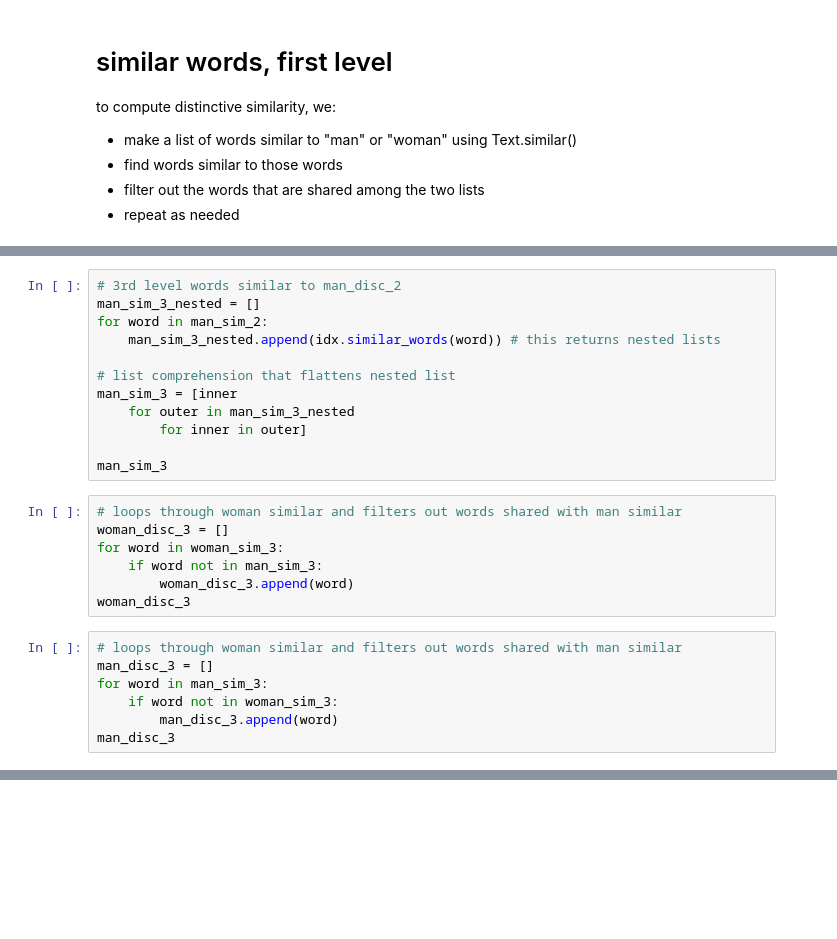
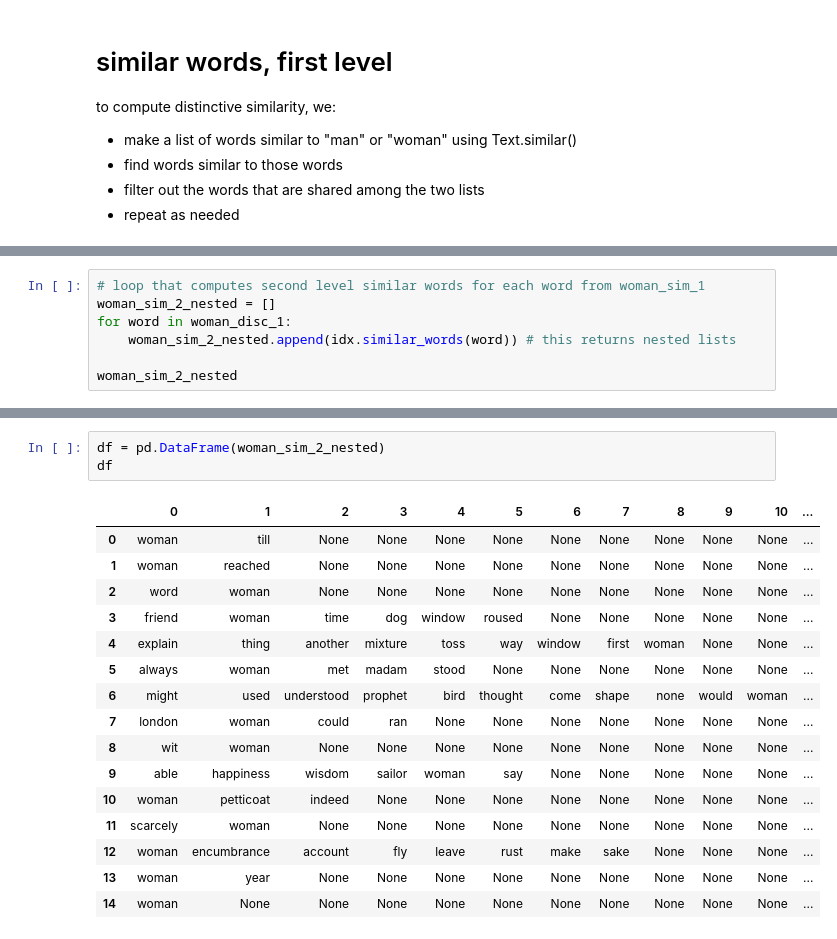
Before and after one commit to gofilipa/qt, a Jupyter notebook: qt_writings/one/orlando/exploring_o.ipynb, the cells around one changed output, grey strips where cells are left out. Cells and saved outputs as stored; diff of their text form; blank space fills up the shorter version.

```diff
--- a/qt_writings/one/orlando/exploring_o.ipynb
+++ b/qt_writings/one/orlando/exploring_o.ipynb
@@ -145,26 +148,0 @@ woman_sim_3
-# %%
-# 3rd level words similar to man_disc_2
-man_sim_3_nested = []
-for word in man_sim_2:
-    man_sim_3_nested.append(idx.similar_words(word)) # this returns nested lists
-
-# list comprehension that flattens nested list
-man_sim_3 = [inner
-    for outer in man_sim_3_nested
-        for inner in outer]
-
-man_sim_3
-# %%
-# loops through woman similar and filters out words shared with man similar
-woman_disc_3 = []
-for word in woman_sim_3:
-    if word not in man_sim_3:
-        woman_disc_3.append(word)
-woman_disc_3
-# %%
-# loops through woman similar and filters out words shared with man similar
-man_disc_3 = []
-for word in man_sim_3:
-    if word not in woman_sim_3:
-        man_disc_3.append(word)
-man_disc_3
@@ -178,0 +173,7 @@ man_disc3_str
+# %%
+# loop that computes second level similar words for each word from woman_sim_1
+woman_sim_2_nested = []
+for word in woman_disc_1:
+    woman_sim_2_nested.append(idx.similar_words(word)) # this returns nested lists
+
+woman_sim_2_nested
@@ -178,0 +347,20 @@ man_disc3_str
+# %%
+df = pd.DataFrame(woman_sim_2_nested)
+df
+# %% [output]
+|  | 0 | 1 | 2 | 3 | 4 | 5 | 6 | 7 | 8 | 9 | 10 | ... |
+| 0 | woman | till | None | None | None | None | None | None | None | None | None | ... |
+| 1 | woman | reached | None | None | None | None | None | None | None | None | None | ... |
+| 2 | word | woman | None | None | None | None | None | None | None | None | None | ... |
+| 3 | friend | woman | time | dog | window | roused | None | None | None | None | None | ... |
+| 4 | explain | thing | another | mixture | toss | way | window | first | woman | None | None | ... |
+| 5 | always | woman | met | madam | stood | None | None | None | None | None | None | ... |
+| 6 | might | used | understood | prophet | bird | thought | come | shape | none | would | woman | ... |
+| 7 | london | woman | could | ran | None | None | None | None | None | None | None | ... |
+| 8 | wit | woman | None | None | None | None | None | None | None | None | None | ... |
+| 9 | able | happiness | wisdom | sailor | woman | say | None | None | None | None | None | ... |
+| 10 | woman | petticoat | indeed | None | None | None | None | None | None | None | None | ... |
+| 11 | scarcely | woman | None | None | None | None | None | None | None | None | None | ... |
+| 12 | woman | encumbrance | account | fly | leave | rust | make | sake | None | None | None | ... |
+| 13 | woman | year | None | None | None | None | None | None | None | None | None | ... |
+| 14 | woman | None | None | None | None | None | None | None | None | None | None | ... |
```
Also changed, not shown: parts of 46 cells of this notebook, 24 other files.
